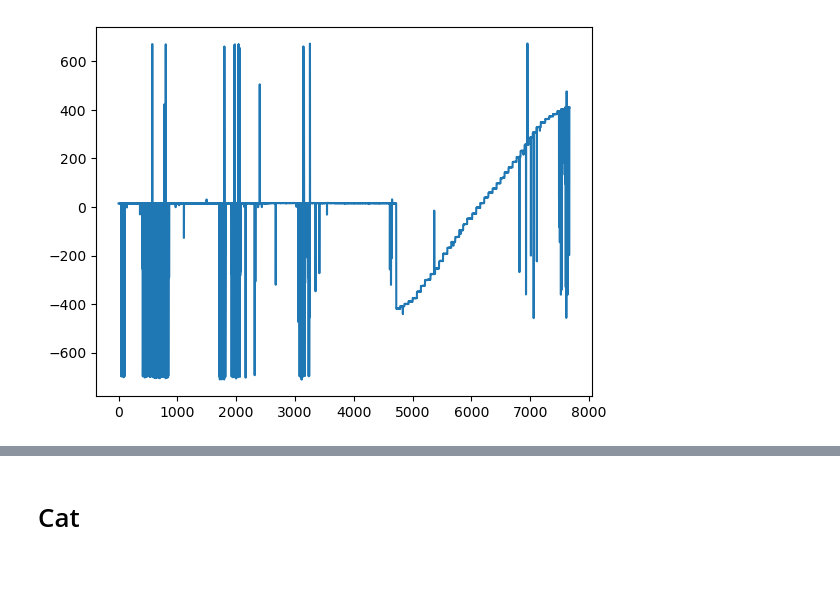
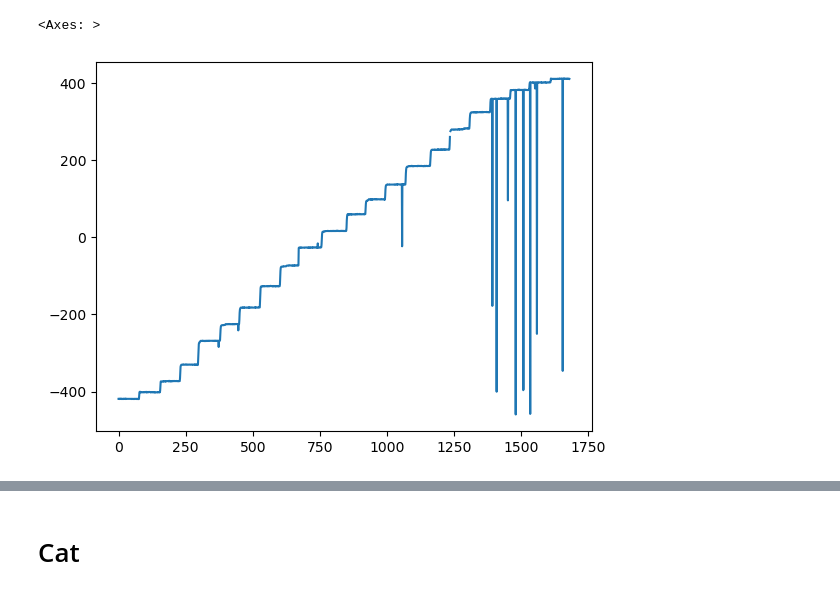
Before and after one commit to SergeyDolin/inclinometer-main, a Jupyter notebook: nn.ipynb, the cells around one changed output, grey strips where cells are left out. Saved outputs shown, nothing was run; the diff lists cells and outputs as text; code cells hidden in the pictures.

```diff
--- a/nn.ipynb
+++ b/nn.ipynb
@@ -81,0 +77,5 @@ df = df.drop(columns=['time', 'watch_indicator', 'nivel_t', CFG.TARGET])
+# %%
+test['center_bubbles_px'].plot()
+# %% [output]
+<Axes: >
+[figure, added]
@@ -87,4 +96,0 @@ for i in df.columns:
-# %%
-df['center_bubbles_px'].plot();
-# %% [output]
-[figure, removed]
```
Also changed, not shown: parts of 56 cells of this notebook, 3 other files.
